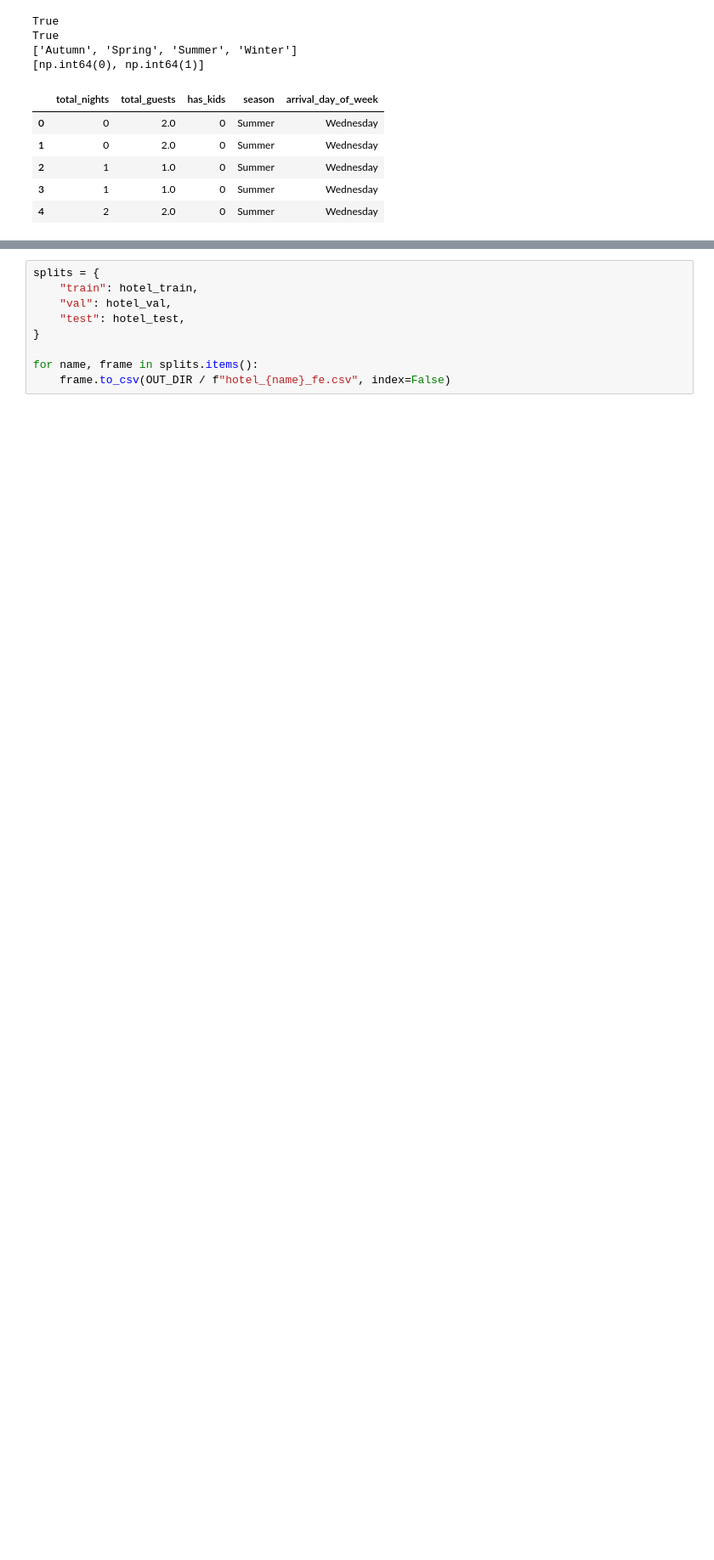
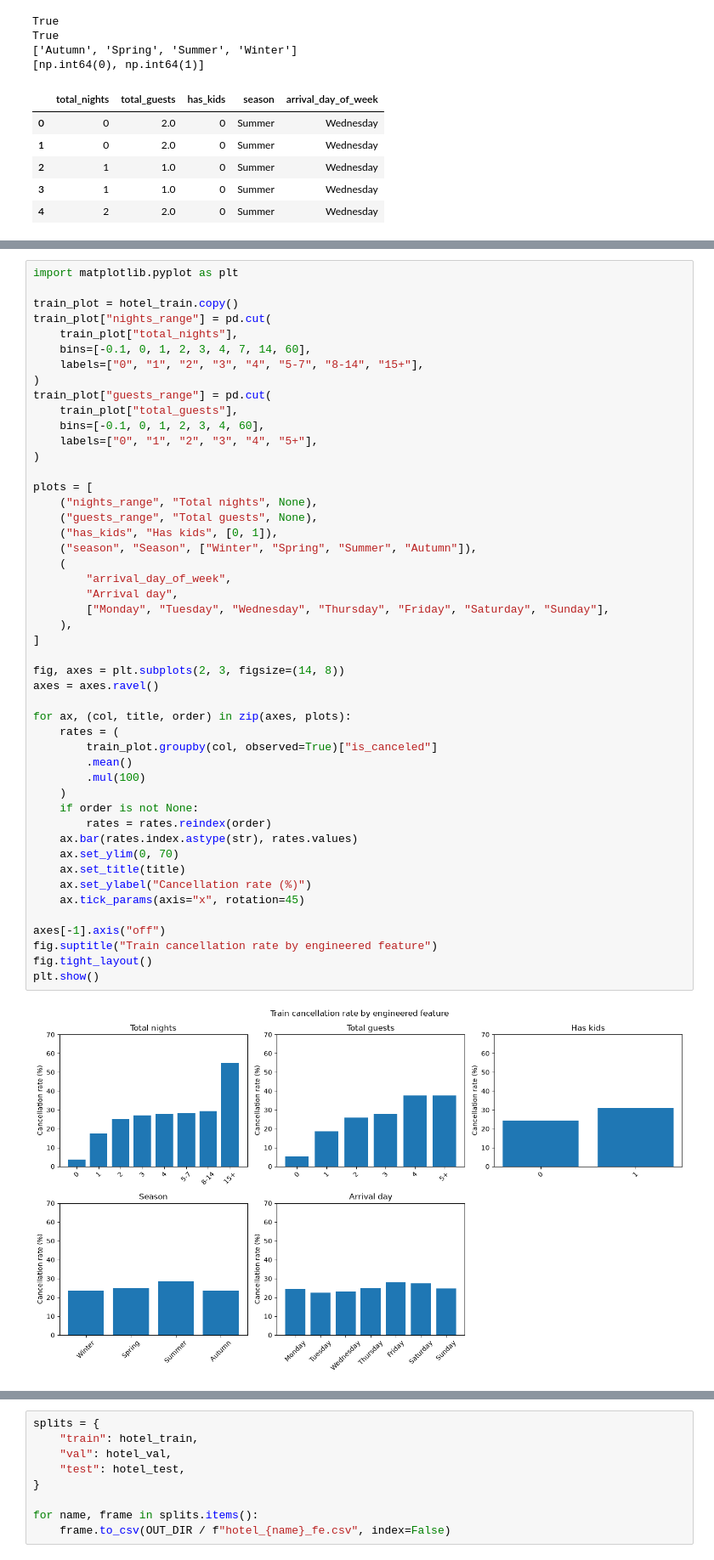
Before and after one commit to MahdhiS/hotel-cancellation, a Jupyter notebook: notebooks/06_feature_engineering.ipynb, the cells around one changed output, grey strips where cells are left out. Shown at 85% size. Drawn from its saved outputs; the diff is of its cells as text; blank space fills up the shorter version.

Commit message:
update feature engineering plots

```diff
--- a/notebooks/06_feature_engineering.ipynb
+++ b/notebooks/06_feature_engineering.ipynb
@@ -92,0 +97,50 @@ True
+# %%
+import matplotlib.pyplot as plt
+
+train_plot = hotel_train.copy()
+train_plot["nights_range"] = pd.cut(
+    train_plot["total_nights"],
+    bins=[-0.1, 0, 1, 2, 3, 4, 7, 14, 60],
+    labels=["0", "1", "2", "3", "4", "5-7", "8-14", "15+"],
+)
+train_plot["guests_range"] = pd.cut(
+    train_plot["total_guests"],
+    bins=[-0.1, 0, 1, 2, 3, 4, 60],
+    labels=["0", "1", "2", "3", "4", "5+"],
+)
+
+plots = [
+    ("nights_range", "Total nights", None),
+    ("guests_range", "Total guests", None),
+    ("has_kids", "Has kids", [0, 1]),
+    ("season", "Season", ["Winter", "Spring", "Summer", "Autumn"]),
+    (
+        "arrival_day_of_week",
+        "Arrival day",
+        ["Monday", "Tuesday", "Wednesday", "Thursday", "Friday", "Saturday", "Sunday"],
+    ),
+]
+
+fig, axes = plt.subplots(2, 3, figsize=(14, 8))
+axes = axes.ravel()
+
+for ax, (col, title, order) in zip(axes, plots):
+    rates = (
+        train_plot.groupby(col, observed=True)["is_canceled"]
+        .mean()
+        .mul(100)
+    )
+    if order is not None:
+        rates = rates.reindex(order)
+    ax.bar(rates.index.astype(str), rates.values)
+    ax.set_ylim(0, 70)
+    ax.set_title(title)
+    ax.set_ylabel("Cancellation rate (%)")
+    ax.tick_params(axis="x", rotation=45)
+
+axes[-1].axis("off")
+fig.suptitle("Train cancellation rate by engineered feature")
+fig.tight_layout()
+plt.show()
+# %% [output]
+[figure, added]
```
Also changed, not shown: parts of 4 cells of this notebook.
